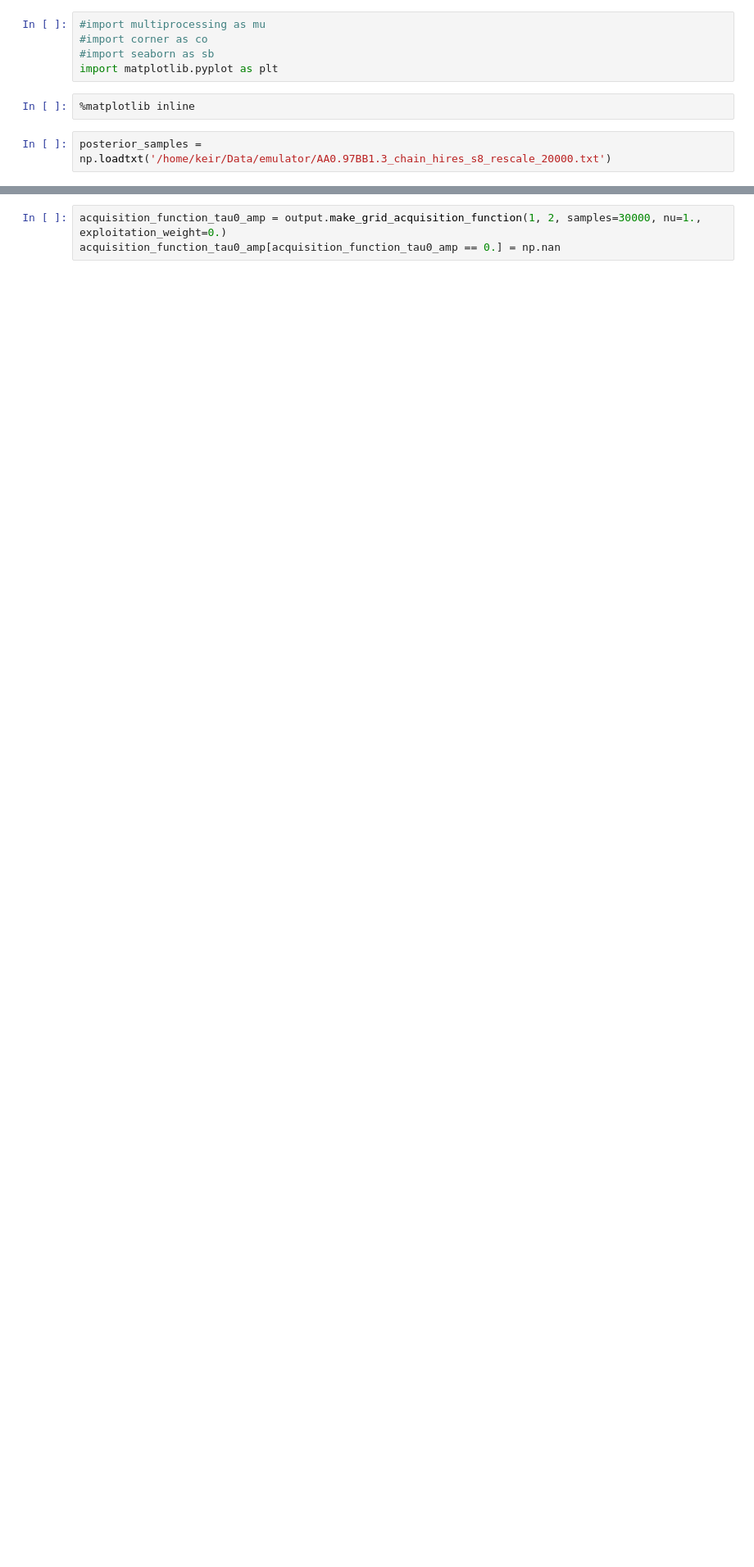
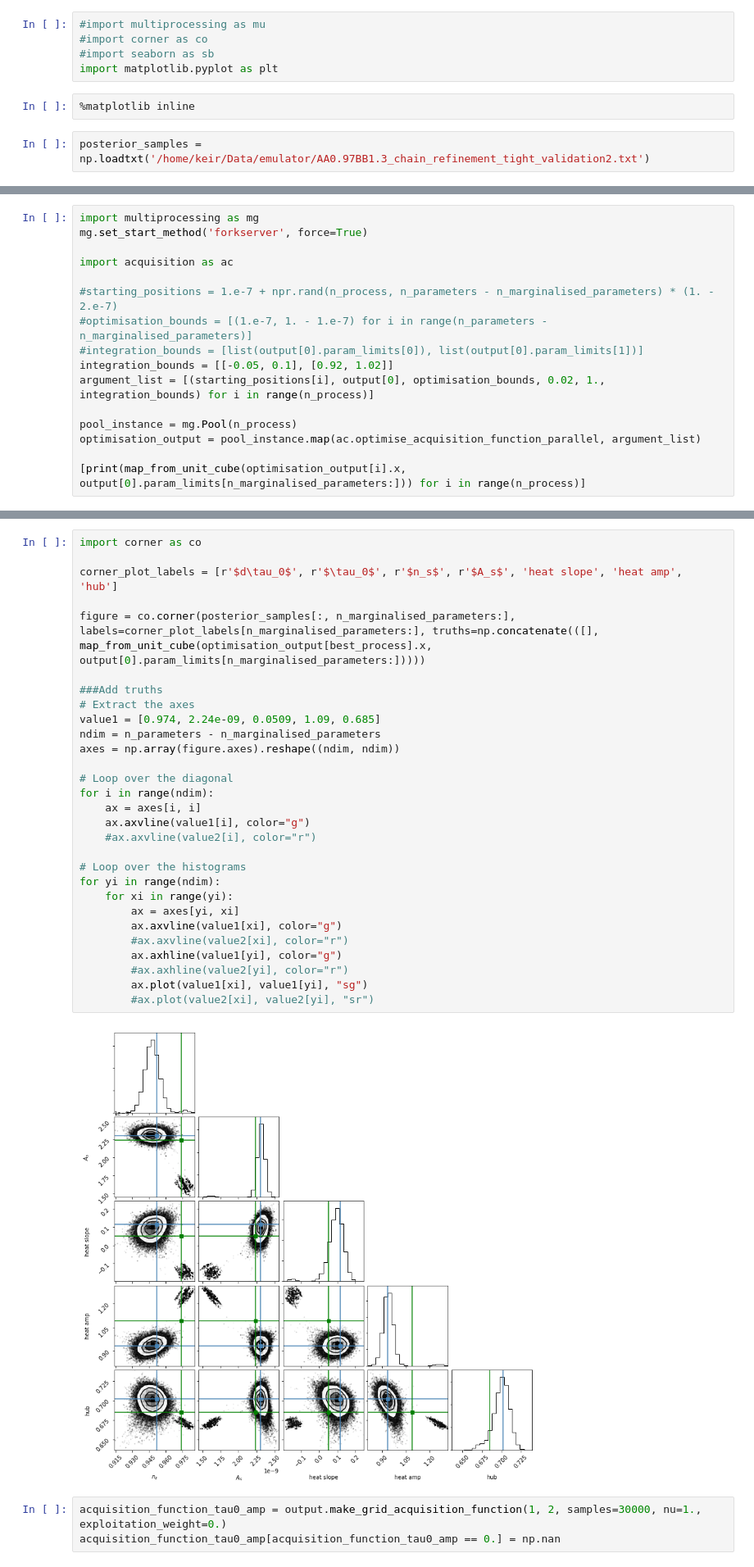
Before and after one commit to keirkwame/lya_emulator, a Jupyter notebook: test_emulator.ipynb, the cells around one changed output, grey strips where cells are left out. Shown at 82% size. Cells and saved outputs as stored; diff of their text form; blank space fills up the shorter version.

```diff
--- a/test_emulator.ipynb
+++ b/test_emulator.ipynb
@@ -28,6 +28,6 @@ import matplotlib.pyplot as plt
 # %%
 %matplotlib inline
 # %%
-posterior_samples = np.loadtxt('/home/keir/Data/emulator/AA0.97BB1.3_chain_hires_s8_rescale_20000.txt')
+posterior_samples = np.loadtxt('/home/keir/Data/emulator/AA0.97BB1.3_chain_refinement_tight_validation2.txt')
 # %%
 output[0].param_limits
@@ -33,0 +79,16 @@ output[0].param_limits
+# %%
+import multiprocessing as mg
+mg.set_start_method('forkserver', force=True)
+
+import acquisition as ac
+
+#starting_positions = 1.e-7 + npr.rand(n_process, n_parameters - n_marginalised_parameters) * (1. - 2.e-7)
+#optimisation_bounds = [(1.e-7, 1. - 1.e-7) for i in range(n_parameters - n_marginalised_parameters)]
+#integration_bounds = [list(output[0].param_limits[0]), list(output[0].param_limits[1])]
+integration_bounds = [[-0.05, 0.1], [0.92, 1.02]]
+argument_list = [(starting_positions[i], output[0], optimisation_bounds, 0.02, 1., integration_bounds) for i in range(n_process)]
+
+pool_instance = mg.Pool(n_process)
+optimisation_output = pool_instance.map(ac.optimise_acquisition_function_parallel, argument_list)
+
+[print(map_from_unit_cube(optimisation_output[i].x, output[0].param_limits[n_marginalised_parameters:])) for i in range(n_process)]
@@ -34,3 +120,34 @@ output[0].param_limits
+# %%
+import corner as co
+
+corner_plot_labels = [r'$d\tau_0$', r'$\tau_0$', r'$n_s$', r'$A_s$', 'heat slope', 'heat amp', 'hub']
+
+figure = co.corner(posterior_samples[:, n_marginalised_parameters:], labels=corner_plot_labels[n_marginalised_parameters:], truths=np.concatenate(([], map_from_unit_cube(optimisation_output[best_process].x, output[0].param_limits[n_marginalised_parameters:]))))
+
+###Add truths
+# Extract the axes
+value1 = [0.974, 2.24e-09, 0.0509, 1.09, 0.685]
+ndim = n_parameters - n_marginalised_parameters
+axes = np.array(figure.axes).reshape((ndim, ndim))
+
+# Loop over the diagonal
+for i in range(ndim):
+    ax = axes[i, i]
+    ax.axvline(value1[i], color="g")
+    #ax.axvline(value2[i], color="r")
+
+# Loop over the histograms
+for yi in range(ndim):
+    for xi in range(yi):
+        ax = axes[yi, xi]
+        ax.axvline(value1[xi], color="g")
+        #ax.axvline(value2[xi], color="r")
+        ax.axhline(value1[yi], color="g")
+        #ax.axhline(value2[yi], color="r")
+        ax.plot(value1[xi], value1[yi], "sg")
+        #ax.plot(value2[xi], value2[yi], "sr")
+# %% [output]
+[figure, added]
 # %%
 acquisition_function_tau0_amp = output.make_grid_acquisition_function(1, 2, samples=30000, nu=1., exploitation_weight=0.)
 acquisition_function_tau0_amp[acquisition_function_tau0_amp == 0.] = np.nan
```
Also changed, not shown: parts of 8 cells of this notebook, 1 other file.
